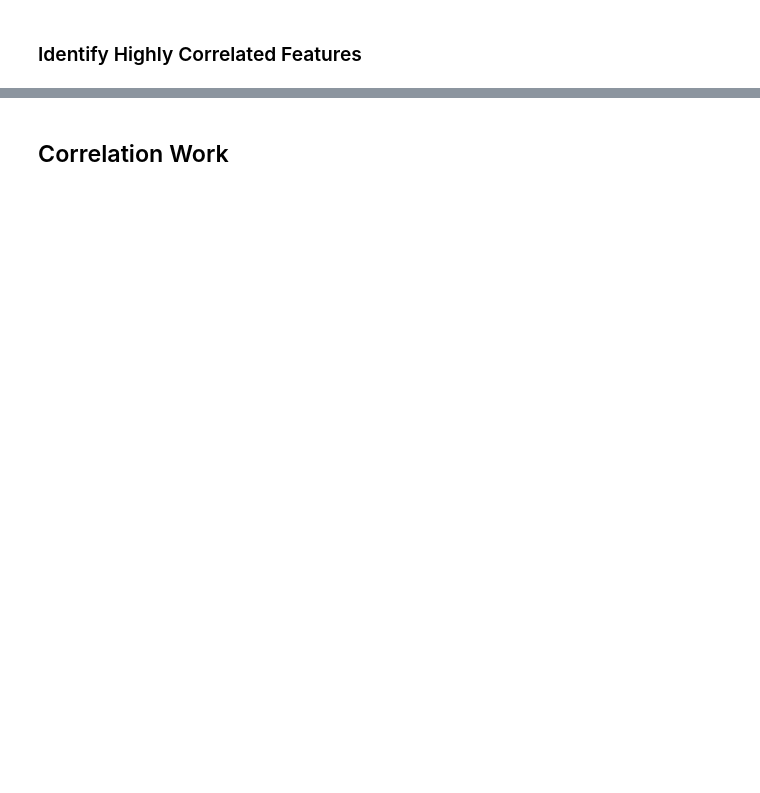
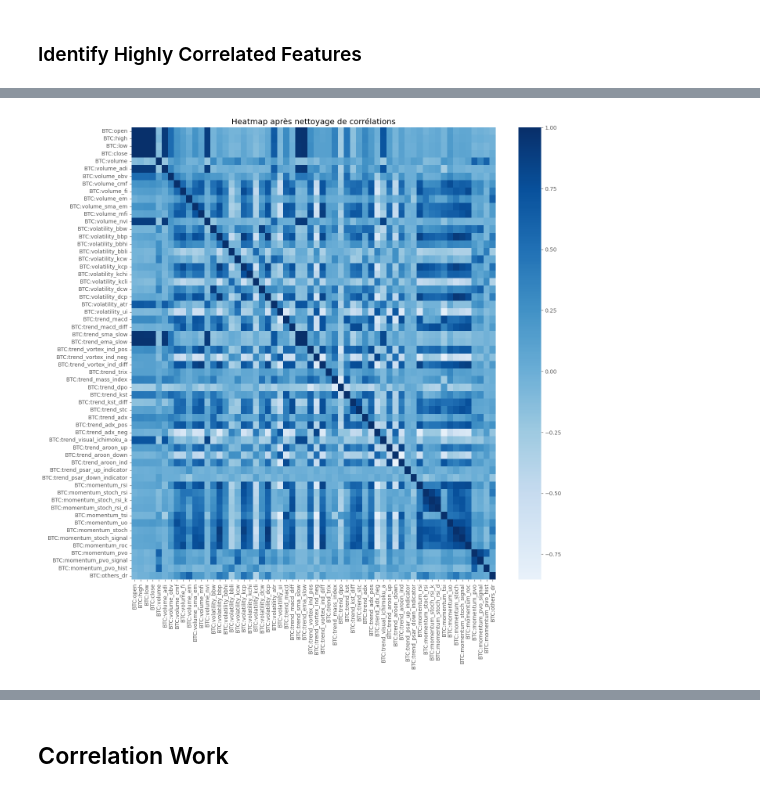
Before and after one commit to nicolassalok1/TimeSeries, a Jupyter notebook: chapter11/TensorTrade_Optuna_orig.ipynb, the cells around one changed output, grey strips where cells are left out. Drawn from its saved outputs; the diff is of its cells as text; code cells hidden in the pictures; blank space fills up the shorter version.

```diff
--- a/chapter11/TensorTrade_Optuna_orig.ipynb
+++ b/chapter11/TensorTrade_Optuna_orig.ipynb
@@ -345,2 +344,2 @@ df.head()
 # %%
-df = df.set_index("date")
+#df = df.set_index("date")
@@ -349,3 +345,0 @@ KeyError: "Aucune colonne temporelle identifiable ('date', 'Date', 'timestamp').
-# %%
-base, quote = symbol.split('_')
-df.columns = [base + ":" + name.lower() for name in df.columns]
@@ -383,15 +401,15 @@ upper = corr_matrix.where(np.triu(np.ones(corr_matrix.shape), k=1).astype(np.boo
 
 # Find column names of features with correlation greater than 0.95
 # < 0.0 gets rid of data that has negative value despite .abs()
+essential_suffixes = ['open', 'high', 'low', 'close']
 to_drop = []
+
 for column in upper.columns:
-    if ((not column[-4:].lower() == 'open' and
-         not column[-4:].lower() == 'high' and
-         not column[-3:].lower() == 'low' and
-         not column[-5:].lower() == 'close') and
-        any(upper[column] > 0.95) or
-        any(upper[column] < 0.0)):
-        to_drop.append(column)
+    if isinstance(column, str):
+        keep = any(column.lower().endswith(suffix) for suffix in essential_suffixes)
+        if not keep and (upper[column] > 0.95).any():
+            to_drop.append(column)
+
 
 # Drop those columns
 #df = df.drop(df[to_drop], axis=1)
@@ -405,0 +442,62 @@ for column in upper.columns:
+# %%
+import ccxt
+import pandas as pd
+import numpy as np
+import ta
+import seaborn as sns
+import matplotlib.pyplot as plt
+
+# 1. Télécharger les données OHLCV depuis Binance
+exchange = ccxt.binance()
+symbol = 'BTC/USDT'
+timeframe = '1d'
+
+ohlcv = exchange.fetch_ohlcv(symbol=symbol, timeframe=timeframe)
+df_AI = pd.DataFrame(ohlcv, columns=["timestamp", "open", "high", "low", "close", "volume"])
+df_AI["date"] = pd.to_datetime(df_AI["timestamp"], unit="ms")
+df_AI = df_AI.drop(columns=["timestamp"])
+df_AI = df_AI[["date", "open", "high", "low", "close", "volume"]]
+
+# 2. Ajouter les indicateurs techniques
+df_AI_ta = ta.add_all_ta_features(
+    df_AI.copy(),
+    open="open",
+    high="high",
+    low="low",
+    close="close",
+    volume="volume",
+    fillna=True
+)
+
+# 3. Supprimer les colonnes trop corrélées (hors OHLC)
+corr_matrix = df_AI_ta.drop(columns=["date"]).corr().abs()
+upper = corr_matrix.where(np.triu(np.ones(corr_matrix.shape), k=1).astype(bool))
+
+essential_suffixes = ['open', 'high', 'low', 'close']
+to_drop = []
+
+for column in upper.columns:
+    if isinstance(column, str):
+        keep = any(column.lower().endswith(suffix) for suffix in essential_suffixes)
+        if not keep and (upper[column] > 0.95).any():
+            to_drop.append(column)
+
+df_AI_filtered = df_AI_ta.drop(columns=to_drop)
+
+# 4. Fixer l’index sur la date
+df_AI_filtered = df_AI_filtered.set_index("date")
+
+# 5. Renommer les colonnes avec préfixe BTC: pour compatibilité TensorTrade
+base, quote = 'BTC', 'USDT'
+df_AI_filtered.columns = [f"{base}:{col.lower()}" for col in df_AI_filtered.columns]
+
+# 6. Affichage optionnel de la heatmap
+plt.figure(figsize=(15, 15))
+sns.heatmap(df_AI_filtered.corr(), cmap="Blues", annot=False, center=0)
+plt.title("Heatmap après nettoyage de corrélations")
+plt.show()
+
+# Aperçu final
+df_AI_filtered.head()
+# %% [output]
+[figure, added]
```
Also changed, not shown: parts of 24 cells of this notebook.
